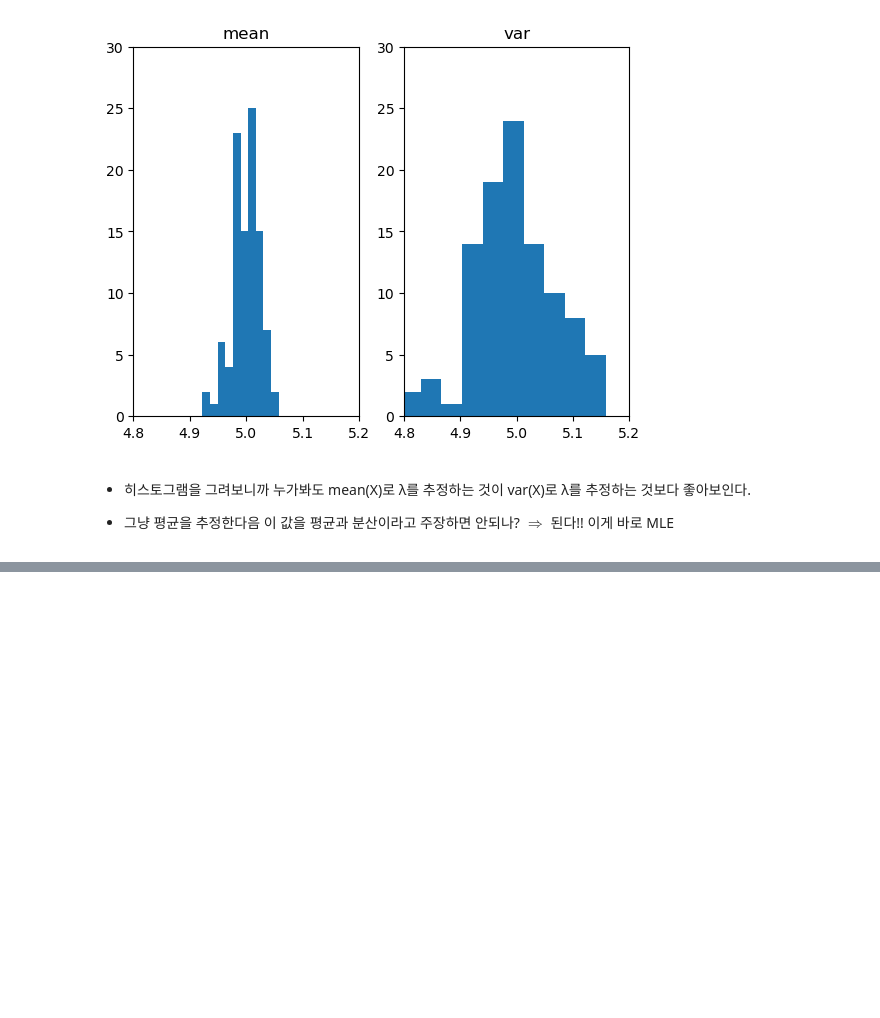
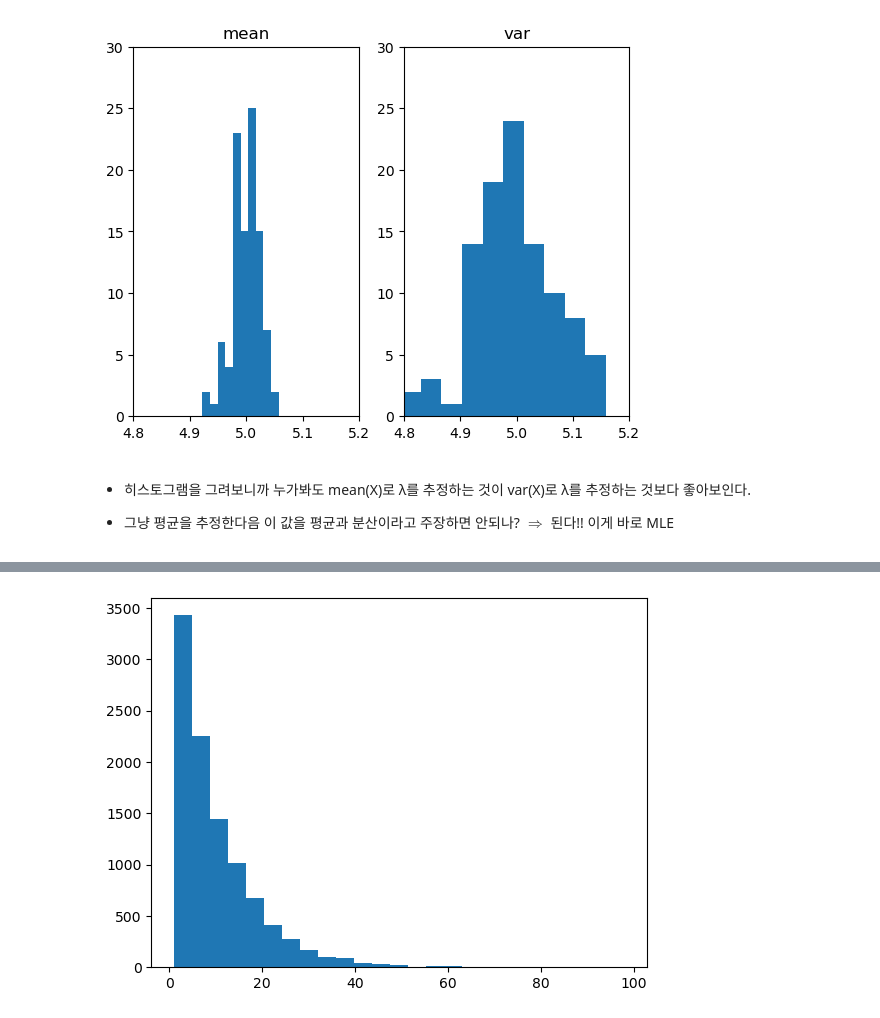
Before and after one commit to star77sa/star77sa.github.io, a Jupyter notebook: posts/Statistics/SC.ipynb, the cells around one changed output, grey strips where cells are left out. Saved outputs shown, nothing was run; the diff lists cells and outputs as text; code cells hidden in the pictures; blank space fills up the shorter version.

```diff
--- a/posts/Statistics/SC.ipynb
+++ b/posts/Statistics/SC.ipynb
@@ -225,0 +267,13 @@ ax2.set_title("var");
+# %%
+# 성공할때까지 시도하는 함수: 성공확률 → 1회 성공까지 시도한 횟수 (기하분포를 뽑는 함수!!)
+def try_until_you_succeed(p):
+    n_of_try = 0
+    u = 0 # uniform
+    while u < (1-p): # 실패했다면 / p=0이면 무한 반복
+        u = np.random.uniform(0, 1)
+        n_of_try += 1
+    return n_of_try
+# %%
+plt.hist([try_until_you_succeed(0.1) for k in range(10000)], bins=25);
+# %% [output]
+[figure, added]
```
Also changed, not shown: parts of 25 cells of this notebook, 8 other files.
